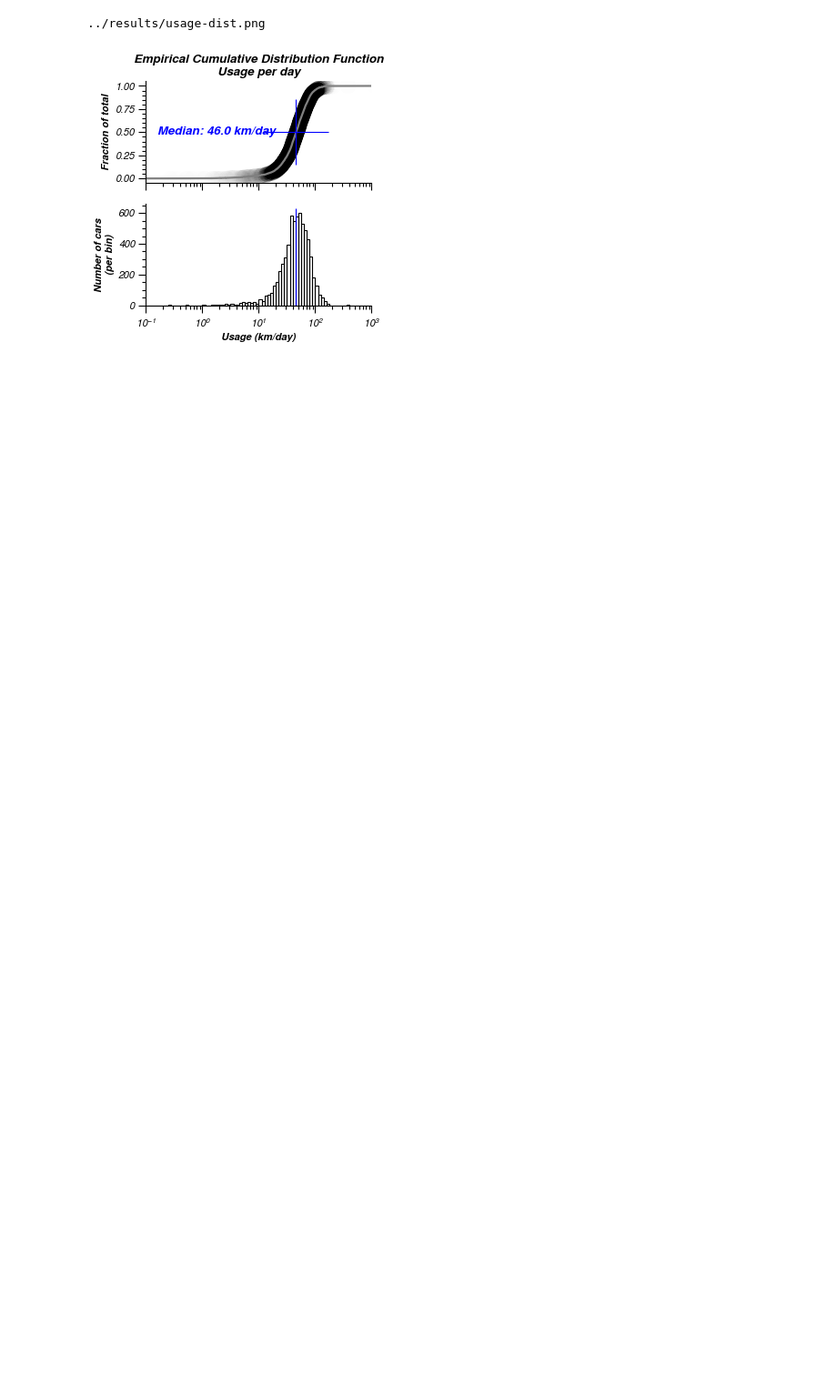
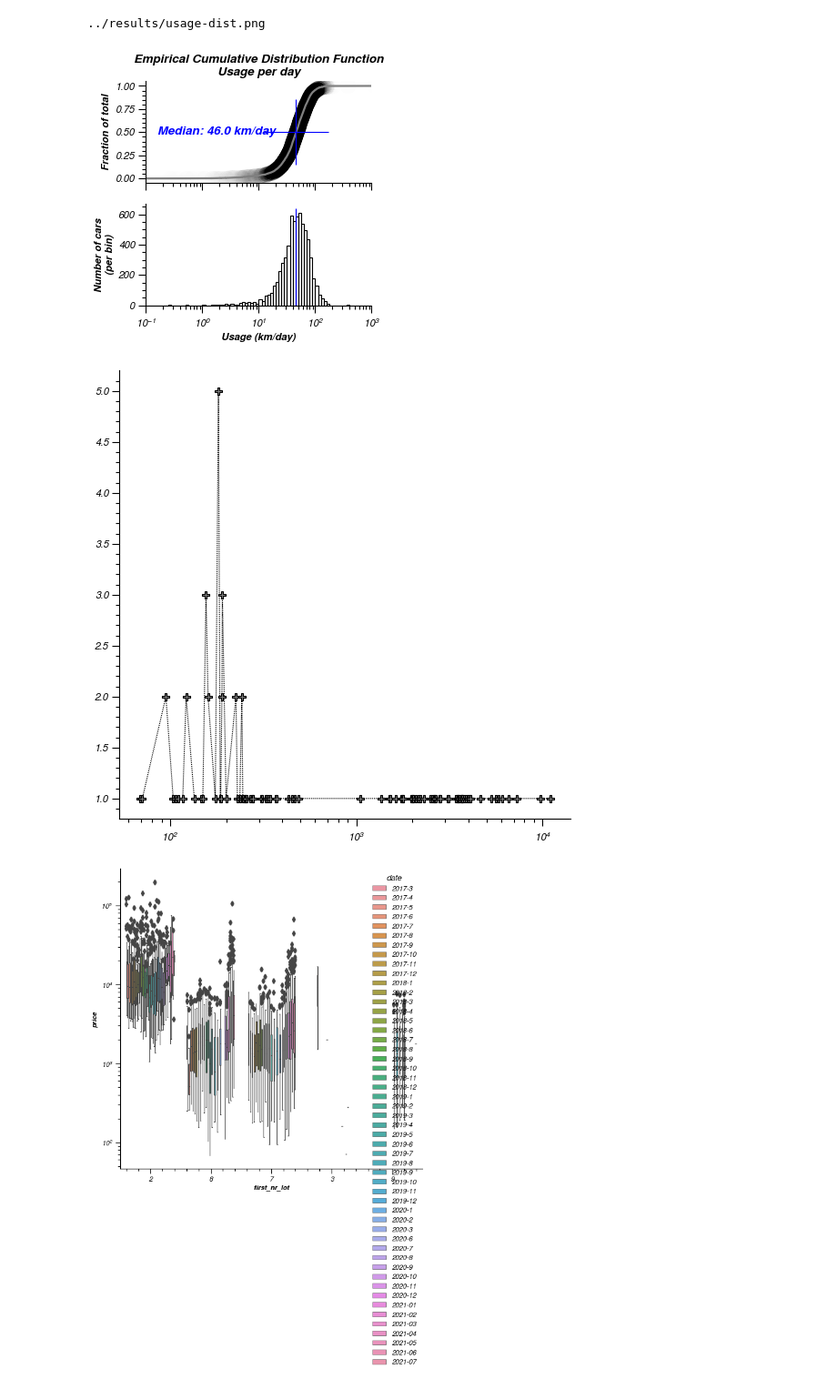
Before and after one commit to r5atom/Saturday-Datascience, a Jupyter notebook: code/eda-after-merge.ipynb, the cells around one changed output. Shown at 91% size. Saved outputs shown, nothing was run; the diff lists cells and outputs as text; code cells hidden in the pictures; blank space fills up the shorter version.

```diff
--- a/code/eda-after-merge.ipynb
+++ b/code/eda-after-merge.ipynb
@@ -1049,10 +1049,25 @@ else:
 [figure]
 # %%
 if VERBOSE > 0:
-    # Reserve price?
+    # Is there a reserve price?
     flat = []
-    for e in [*yX.groupby([*map(lambda x: '-'.join(x.split('-')[0:2]), yX.index)]).price.apply(lambda x: [x.min()] * sum(x==x.min()))]:
+    for e in [*yX.groupby(
+        [*map(lambda x: '-'.join(x.split('-')[:2]) + '-' + x.split('-')[-1][0] , yX.index)]
+    ).price.apply(
+        lambda x: [x.min()] * sum(x==x.min())
+    )]:
         flat+=e
     df_=pd.Series(flat).value_counts().sort_index()
-    # plt.plot(df_.index.astype(float), df_,'P:')
-    df_
+    plt.plot(df_, 'P:')
+    plt.gca().set_xscale('log')
+
+    plt.figure()
+    gb = yX.groupby([*map(lambda x: '-'.join(x.split('-')[:2]), yX.index)])
+    df_ = pd.DataFrame(data=yX.loc[:,['price', 'automatic_gearbox']])
+    df_['date']=[*map(lambda x: '-'.join(x.split('-')[:2]), yX.index)]
+    df_['first_nr_lot'] = [*map(lambda x: x.split('-')[-1][0], yX.index)]
+    sns.boxplot(y=df_.price, x=df_.first_nr_lot, hue=df_.date)
+    plt.gca().set_yscale('log')
+# %% [output]
+[figure, added]
+[figure, added]
```
Also changed, not shown: parts of 11 cells of this notebook, 34 other files.
